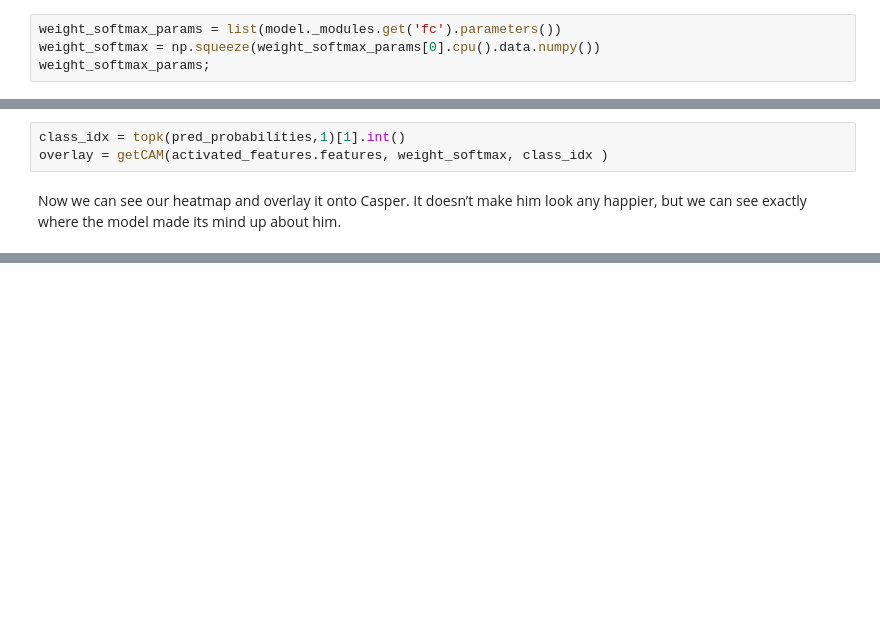
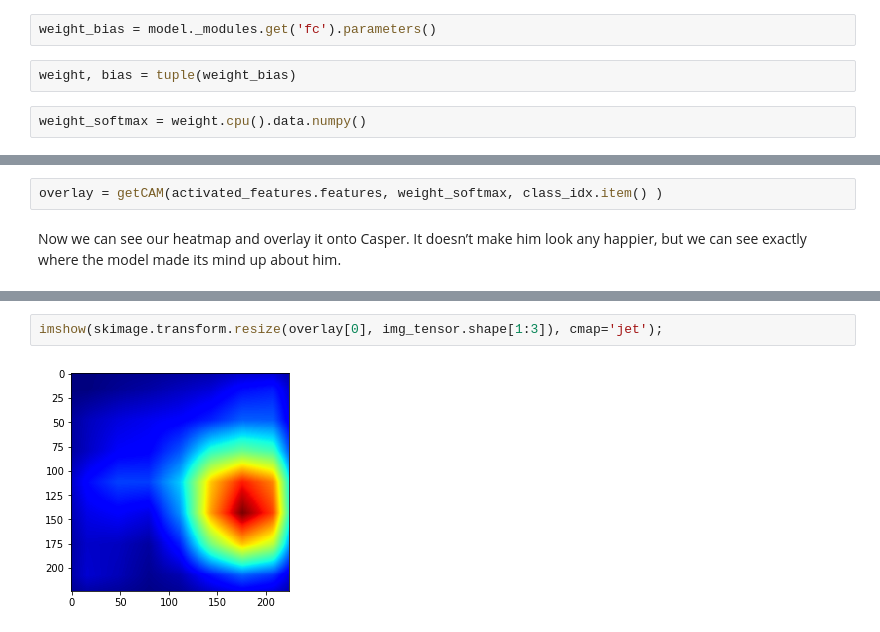
Before and after one commit to lonestar686/visual-analysis, a Jupyter notebook: cam.ipynb, the cells around one changed output, grey strips where cells are left out. Saved outputs shown, nothing was run; the diff lists cells and outputs as text; blank space fills up the shorter version.

```diff
--- a/cam.ipynb
+++ b/cam.ipynb
@@ -97,6 +172,8 @@ def getCAM(feature_conv, weight_fc, class_idx):
     cam_img = cam / np.max(cam)
     return [cam_img]
 # %%
-weight_softmax_params = list(model._modules.get('fc').parameters())
-weight_softmax = np.squeeze(weight_softmax_params[0].cpu().data.numpy())
-weight_softmax_params;
+weight_bias = model._modules.get('fc').parameters()
+# %%
+weight, bias = tuple(weight_bias)
+# %%
+weight_softmax = weight.cpu().data.numpy()
@@ -103,6 +189,5 @@ weight_softmax_params;
 # %%
-class_idx = topk(pred_probabilities,1)[1].int()
-overlay = getCAM(activated_features.features, weight_softmax, class_idx )
+overlay = getCAM(activated_features.features, weight_softmax, class_idx.item() )
 # %% [markdown]
 Now we can see our heatmap and overlay it onto Casper. It doesn’t make him look any happier, but we can see exactly where the model made its mind up about him.
 # %%
@@ -110,2 +198,6 @@ imshow(overlay[0], alpha=0.5, cmap='jet')
+# %%
+imshow(skimage.transform.resize(overlay[0], img_tensor.shape[1:3]), cmap='jet');
+# %% [output]
+[figure, added]
 # %%
 imshow(display_transform(image))
```
Also changed, not shown: parts of 30 cells of this notebook.
